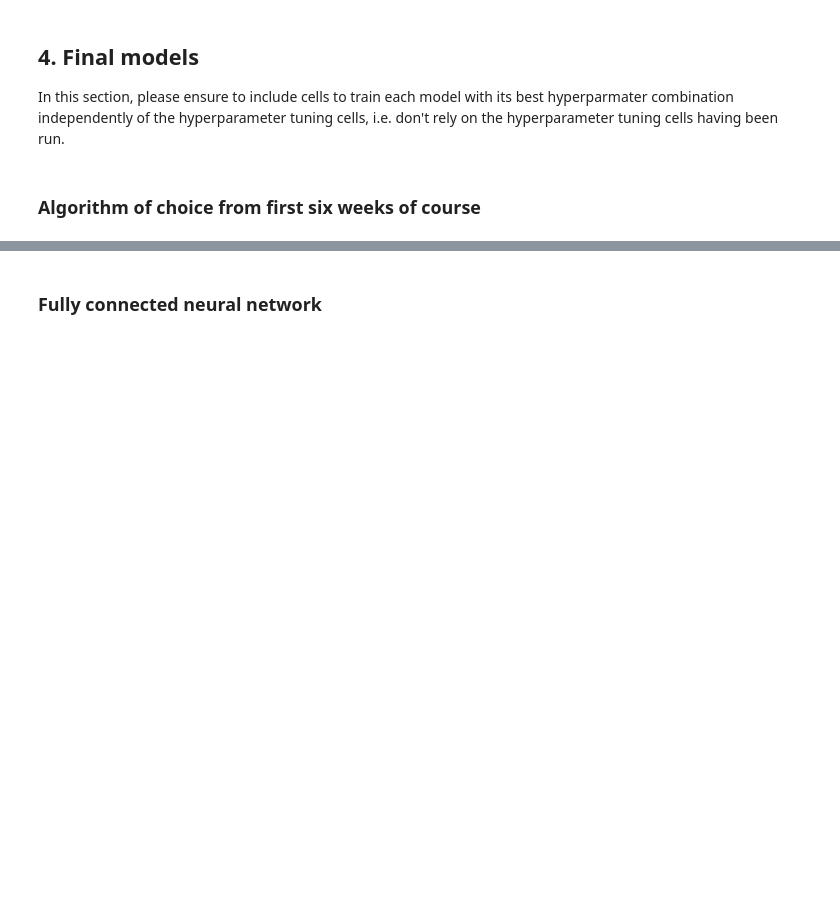
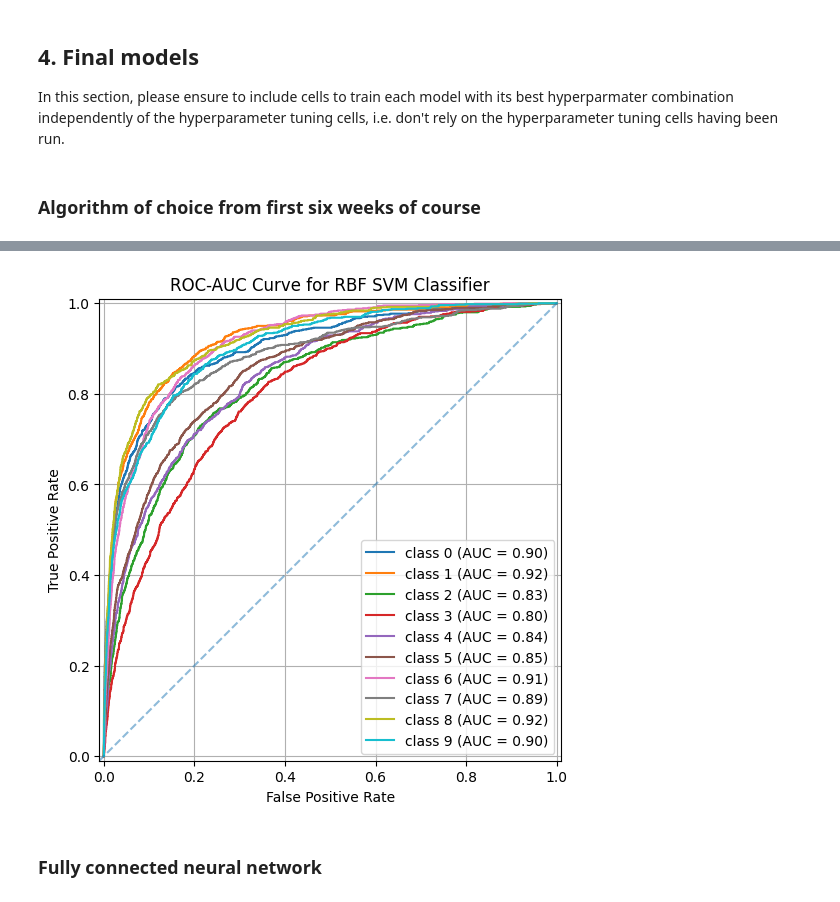
Before and after one commit to joelkurien/COMP5318Assignment, a Jupyter notebook: Assignment 2/COMP5318-assignment2-brian.ipynb, the cells around one changed output, grey strips where cells are left out. Drawn from its saved outputs; the diff is of its cells as text; code cells hidden in the pictures; blank space fills up the shorter version.

```diff
--- a/Assignment 2/COMP5318-assignment2-brian.ipynb
+++ b/Assignment 2/COMP5318-assignment2-brian.ipynb
@@ -225,3 +234,27 @@ weighted avg       0.53      0.53      0.53     10000
+# %%
+from sklearn.metrics import RocCurveDisplay
+from sklearn.preprocessing import label_binarize
+
+classes = final_svm_pipe.named_steps["svc"].classes_
+y_score = final_svm_pipe.decision_function(X_test_flat)
+y_test_bin = label_binarize(y_test, classes=classes)
+
+plt.figure(figsize=(7, 6))
+for i, cls in enumerate(classes):
+    RocCurveDisplay.from_predictions(
+        y_test_bin[:, i],
+        y_score[:, i],
+        name=f"class {cls}",
+        ax=plt.gca(),
+    )
+plt.ylabel("True Positive Rate")
+plt.xlabel("False Positive Rate")
+plt.axline([0, 0], [1, 1], linestyle="--", alpha=0.5)
+plt.title("ROC-AUC Curve for RBF SVM Classifier")
+plt.grid()
+plt.show()
+# %% [output]
+[figure, added]
 # %% [markdown]
 ### Fully connected neural network
 # %% [markdown]
```
Also changed, not shown: parts of 2 cells of this notebook.
